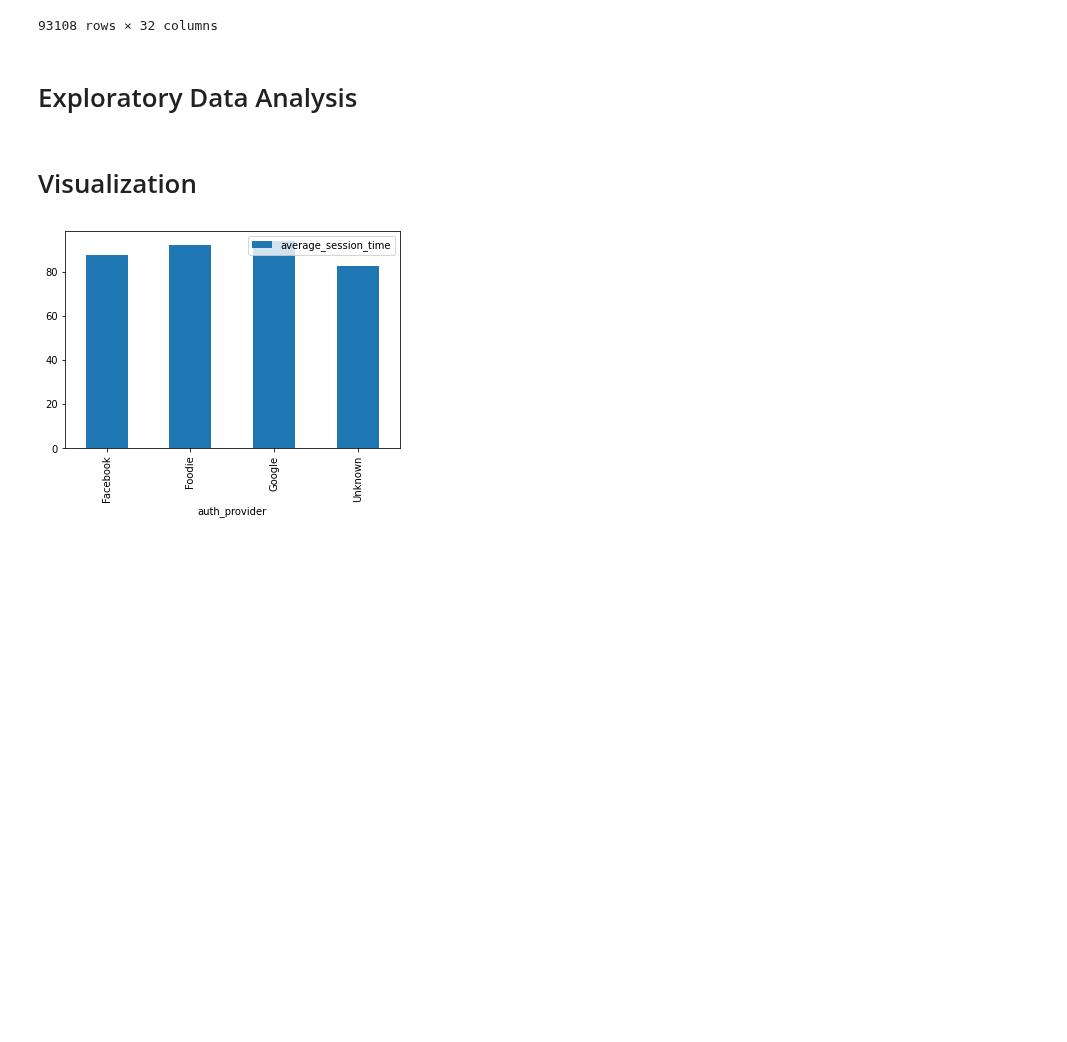
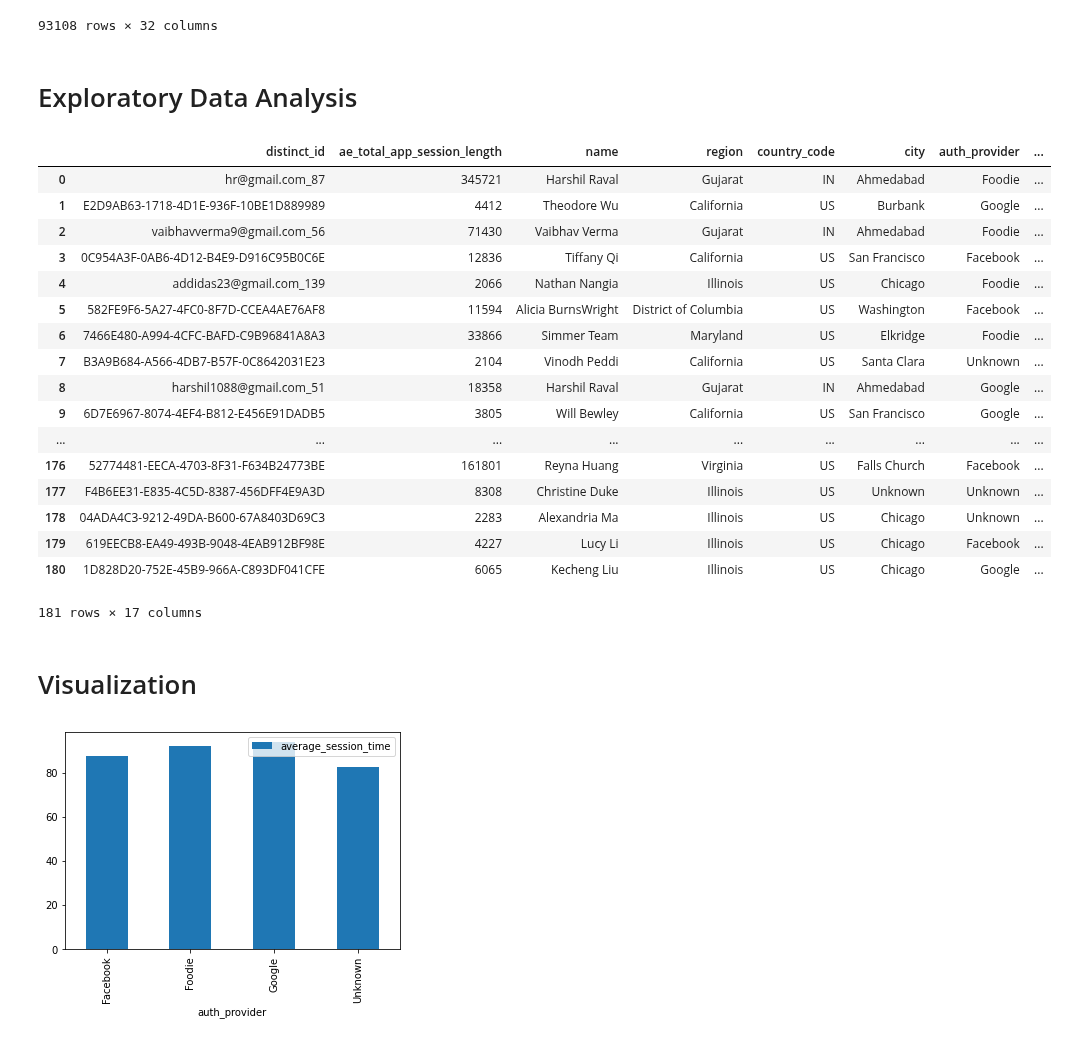
Before and after one commit to prkrishnan1/Simmer_DSS_SP20_Project_1, a Jupyter notebook: EDA_Charles.ipynb, the cells around one changed output. Cells and saved outputs as stored; diff of their text form; code cells hidden in the pictures; blank space fills up the shorter version.

```diff
--- a/EDA_Charles.ipynb
+++ b/EDA_Charles.ipynb
@@ -141,6 +156,27 @@ merged
 93108 rows × 32 columns
 # %% [markdown]
 # Exploratory Data Analysis
+# %%
+people_cleaned
+# %% [output]
+|  | distinct_id | ae_total_app_session_length | name | region | country_code | city | auth_provider | ... |
+| 0 | hr@gmail.com_87 | 345721 | Harshil Raval | Gujarat | IN | Ahmedabad | Foodie | ... |
+| 1 | E2D9AB63-1718-4D1E-936F-10BE1D889989 | 4412 | Theodore Wu | California | US | Burbank | Google | ... |
+| 2 | vaibhavverma9@gmail.com_56 | 71430 | Vaibhav Verma | Gujarat | IN | Ahmedabad | Foodie | ... |
+| 3 | 0C954A3F-0AB6-4D12-B4E9-D916C95B0C6E | 12836 | Tiffany Qi | California | US | San Francisco | Facebook | ... |
+| 4 | addidas23@gmail.com_139 | 2066 | Nathan Nangia | Illinois | US | Chicago | Foodie | ... |
+| 5 | 582FE9F6-5A27-4FC0-8F7D-CCEA4AE76AF8 | 11594 | Alicia BurnsWright | District of Columbia | US | Washington | Facebook | ... |
+| 6 | 7466E480-A994-4CFC-BAFD-C9B96841A8A3 | 33866 | Simmer Team | Maryland | US | Elkridge | Foodie | ... |
+| 7 | B3A9B684-A566-4DB7-B57F-0C8642031E23 | 2104 | Vinodh Peddi | California | US | Santa Clara | Unknown | ... |
+| 8 | harshil1088@gmail.com_51 | 18358 | Harshil Raval | Gujarat | IN | Ahmedabad | Google | ... |
+| 9 | 6D7E6967-8074-4EF4-B812-E456E91DADB5 | 3805 | Will Bewley | California | US | San Francisco | Google | ... |
+| ... | ... | ... | ... | ... | ... | ... | ... | ... |
+| 176 | 52774481-EECA-4703-8F31-F634B24773BE | 161801 | Reyna Huang | Virginia | US | Falls Church | Facebook | ... |
+| 177 | F4B6EE31-E835-4C5D-8387-456DFF4E9A3D | 8308 | Christine Duke | Illinois | US | Unknown | Unknown | ... |
+| 178 | 04ADA4C3-9212-49DA-B600-67A8403D69C3 | 2283 | Alexandria Ma | Illinois | US | Chicago | Unknown | ... |
+| 179 | 619EECB8-EA49-493B-9048-4EAB912BF98E | 4227 | Lucy Li | Illinois | US | Chicago | Facebook | ... |
+| 180 | 1D828D20-752E-45B9-966A-C893DF041CFE | 6065 | Kecheng Liu | Illinois | US | Chicago | Google | ... |
+181 rows × 17 columns
 # %% [markdown]
 # Visualization
 # %%
```
Also changed, not shown: parts of 3 cells of this notebook, 1 other file.
